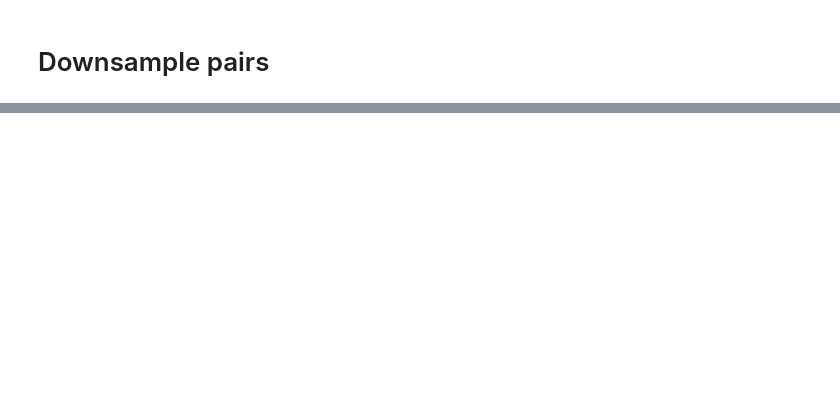
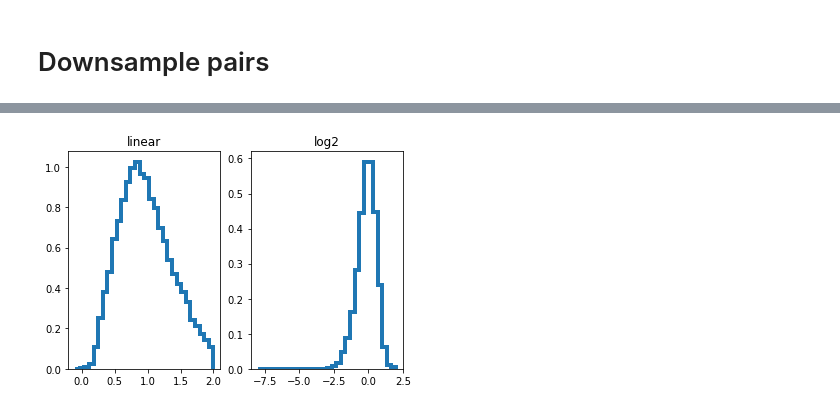
Before and after one commit to gerlichlab/ngs, a Jupyter notebook: examples/Function_examples.ipynb, the cells around one changed output, grey strips where cells are left out. Saved outputs shown, nothing was run; the diff lists cells and outputs as text; code cells hidden in the pictures; blank space fills up the shorter version.

```diff
--- a/examples/Function_examples.ipynb
+++ b/examples/Function_examples.ipynb
@@ -320,0 +372,11 @@ pairsNew = HT.downSamplePairs(pairs)
+# %%
+pairingScoreGWObsExp = HT.getPairingScoreObsExp(c, expected ,windowsize=400000, norm=False)
+# %%
+f, ax = plt.subplots(1 ,2)
+ax[0].hist(pairingScoreGWObsExp["PairingScore"], bins=30,range=(-0.1, 2), density=True, histtype="step", lw=4)
+ax[0].set_title("linear")
+ax[1].hist(np.log2(pairingScoreGWObsExp["PairingScore"]), bins=30,range=(-8, 2), density=True, histtype="step", lw=4)
+ax[1].set_title("log2")
+plt.show()
+# %% [output]
+[figure, added]
```
Also changed, not shown: parts of 11 cells of this notebook.
